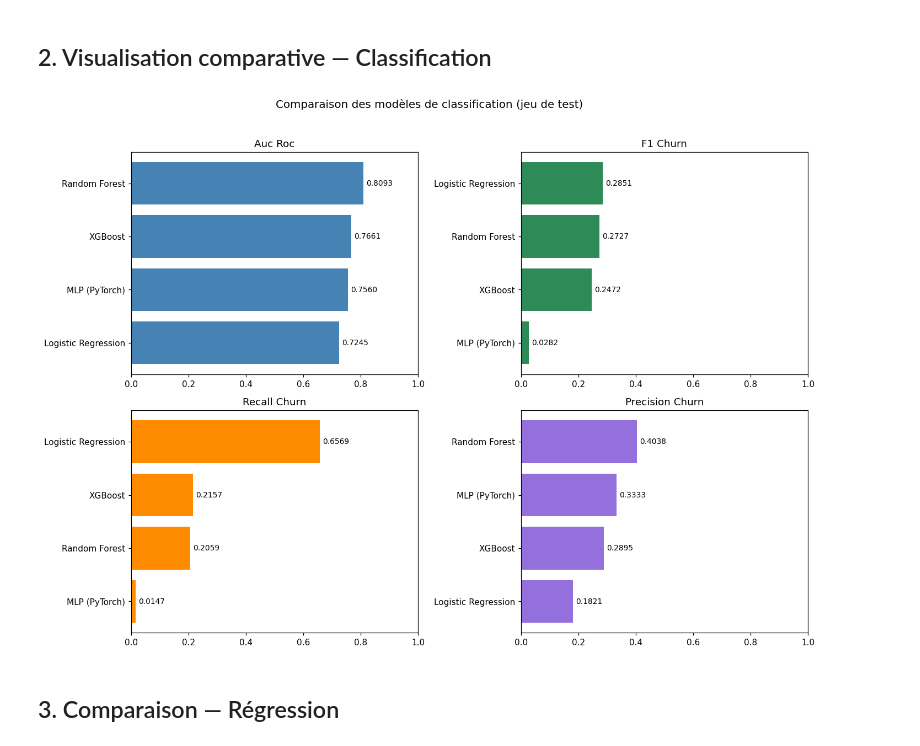
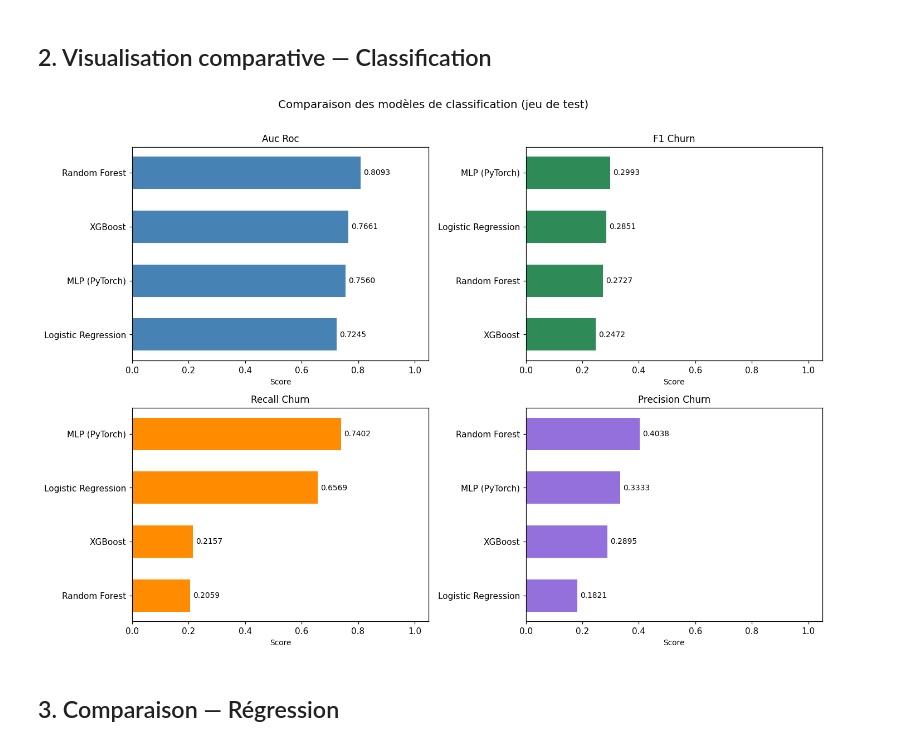
Before and after one commit to S13v3n-2/Projet_Data_Science, a Jupyter notebook: notebooks/08_model_comparison.ipynb, the cells around one changed output. Cells and saved outputs as stored; diff of their text form; code cells hidden in the pictures.

Commit message:
init test

```diff
--- a/notebooks/08_model_comparison.ipynb
+++ b/notebooks/08_model_comparison.ipynb
@@ -63,28 +65,41 @@ Modèles de classification dans MLflow :
 ## 2. Visualisation comparative — Classification
 # %%
 if not clf_runs.empty:
-    metrics_to_plot = ['auc_roc', 'f1_churn', 'recall_churn', 'precision_churn']
+    metrics_to_plot = ["auc_roc", "f1_churn", "recall_churn", "precision_churn"]
     available = [m for m in metrics_to_plot if m in clf_runs.columns]
+
+    # Suppression des doublons : on garde le meilleur run par modèle (AUC max)
+    plot_df = clf_runs.reset_index().groupby("model")[available].max()
 
     fig, axes = plt.subplots(2, 2, figsize=(13, 9))
     axes = axes.flatten()
-
-    colors = ['steelblue', 'seagreen', 'darkorange', 'mediumpurple']
+    colors = ["steelblue", "seagreen", "darkorange", "mediumpurple"]
 
     for i, metric in enumerate(available):
-        sorted_df = clf_runs[metric].sort_values(ascending=True)
-        axes[i].barh(sorted_df.index, sorted_df.values, color=colors[i % len(colors)])
-        axes[i].set_title(metric.replace('_', ' ').title())
-        axes[i].set_xlim(0, 1)
-        for j, (val, label) in enumerate(zip(sorted_df.values, sorted_df.index)):
-            axes[i].text(val + 0.01, j, f'{val:.4f}', va='center', fontsize=9)
+        sorted_s = plot_df[metric].sort_values(ascending=True)
+        bars = axes[i].barh(range(len(sorted_s)), sorted_s.values,
+                            color=colors[i % len(colors)], height=0.6)
+        axes[i].set_yticks(range(len(sorted_s)))
+        axes[i].set_yticklabels(sorted_s.index, fontsize=10)
+        axes[i].set_title(metric.replace("_", " ").title(), fontsize=11)
+        axes[i].set_xlim(0, 1.05)
+        axes[i].set_xlabel("Score", fontsize=9)
+        # Label collé à droite de chaque barre
+        for bar, val in zip(bars, sorted_s.values):
+            axes[i].text(
+                bar.get_width() + 0.01,
+                bar.get_y() + bar.get_height() / 2,
+                f"{val:.4f}",
+                va="center", ha="left", fontsize=9,
+            )
 
-    plt.suptitle('Comparaison des modèles de classification (jeu de test)', fontsize=13, y=1.02)
+    plt.suptitle("Comparaison des modèles de classification (jeu de test)",
+                 fontsize=13, y=1.01)
     plt.tight_layout()
-    plt.savefig('../data/processed/fig_model_comparison_classification.png', bbox_inches='tight')
+    plt.savefig("data/processed/fig_model_comparison_classification.png", bbox_inches="tight")
     plt.show()
 # %% [output]
-[figure, old version]
+[figure, new version]
 # %% [markdown]
 ## 3. Comparaison — Régression
 # %%
```
Also changed, not shown: parts of 14 cells of this notebook, 6 other files.
